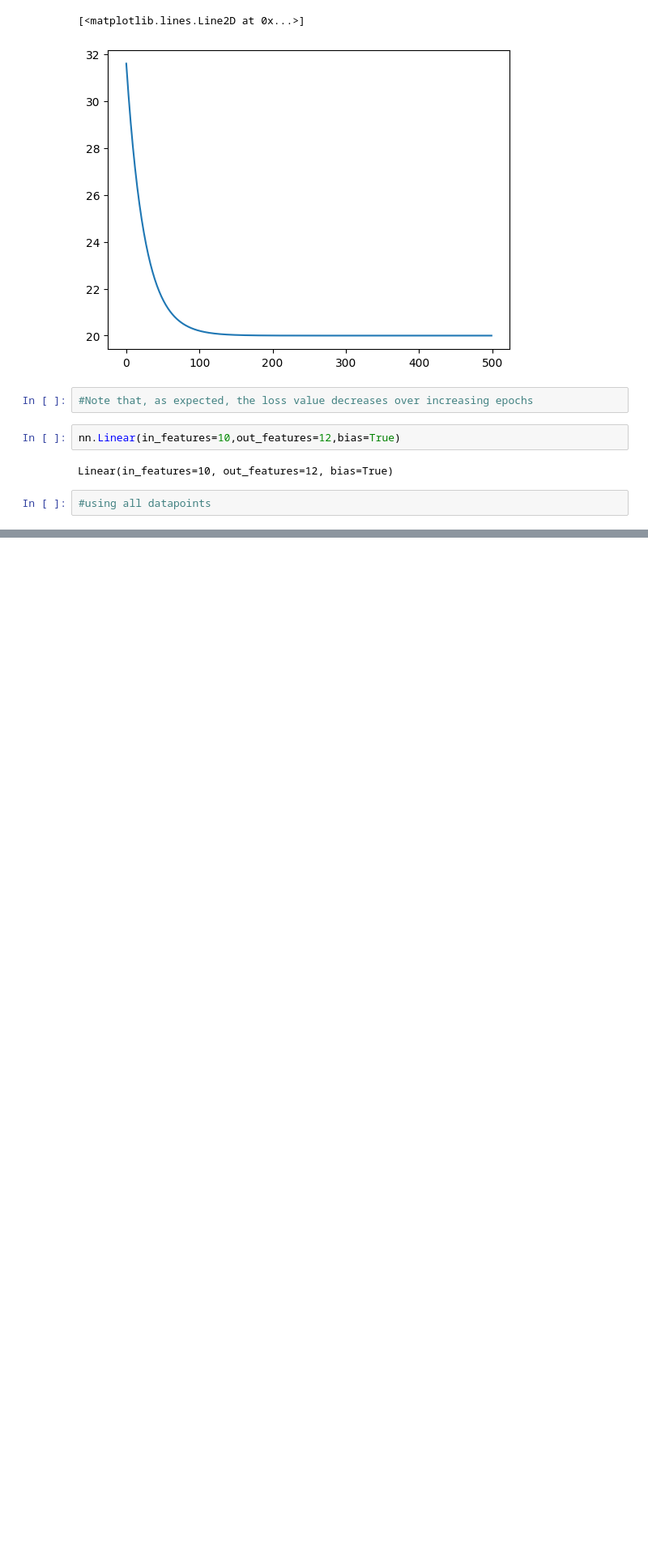
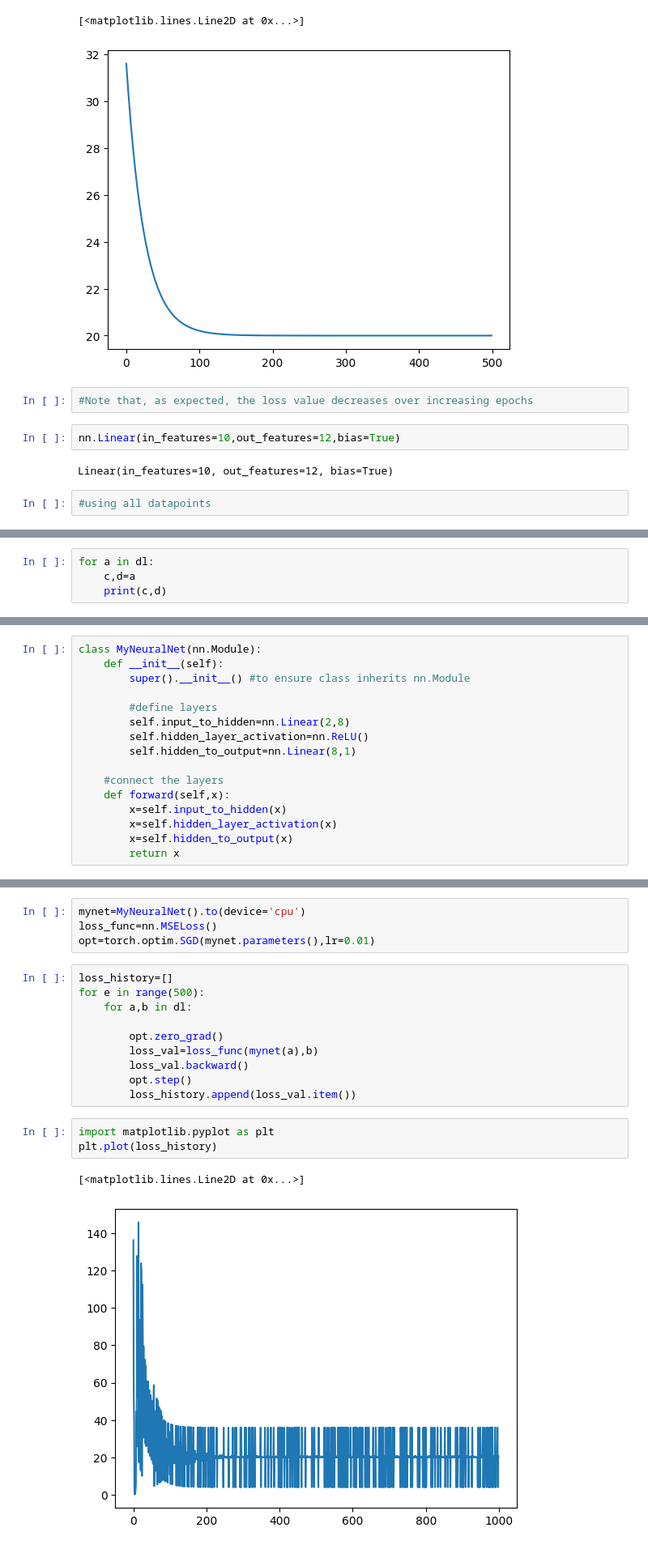
Before and after one commit to kartikcpp/computer-vision, a Jupyter notebook: ch2/neuralnet.ipynb, the cells around one changed output, grey strips where cells are left out. Shown at 81% size. Drawn from its saved outputs; the diff is of its cells as text; blank space fills up the shorter version.

```diff
--- a/ch2/neuralnet.ipynb
+++ b/ch2/neuralnet.ipynb
@@ -139,0 +152,4 @@ Linear(in_features=10, out_features=12, bias=True)
+# %%
+for a in dl:
+    c,d=a
+    print(c,d)
@@ -139,0 +165,16 @@ Linear(in_features=10, out_features=12, bias=True)
+# %%
+class MyNeuralNet(nn.Module):
+    def __init__(self):
+        super().__init__() #to ensure class inherits nn.Module
+
+        #define layers
+        self.input_to_hidden=nn.Linear(2,8)
+        self.hidden_layer_activation=nn.ReLU()
+        self.hidden_to_output=nn.Linear(8,1)
+
+    #connect the layers
+    def forward(self,x):
+        x=self.input_to_hidden(x)
+        x=self.hidden_layer_activation(x)
+        x=self.hidden_to_output(x)
+        return x
@@ -139,0 +183,20 @@ Linear(in_features=10, out_features=12, bias=True)
+# %%
+mynet=MyNeuralNet().to(device='cpu')
+loss_func=nn.MSELoss()
+opt=torch.optim.SGD(mynet.parameters(),lr=0.01)
+# %%
+loss_history=[]
+for e in range(500):
+    for a,b in dl:
+
+        opt.zero_grad()
+        loss_val=loss_func(mynet(a),b)
+        loss_val.backward()
+        opt.step()
+        loss_history.append(loss_val.item())
+# %%
+import matplotlib.pyplot as plt
+plt.plot(loss_history)
+# %% [output]
+[<matplotlib.lines.Line2D at 0x...>]
+[figure, added]
```
Also changed, not shown: parts of 7 cells of this notebook, 2 other files.
